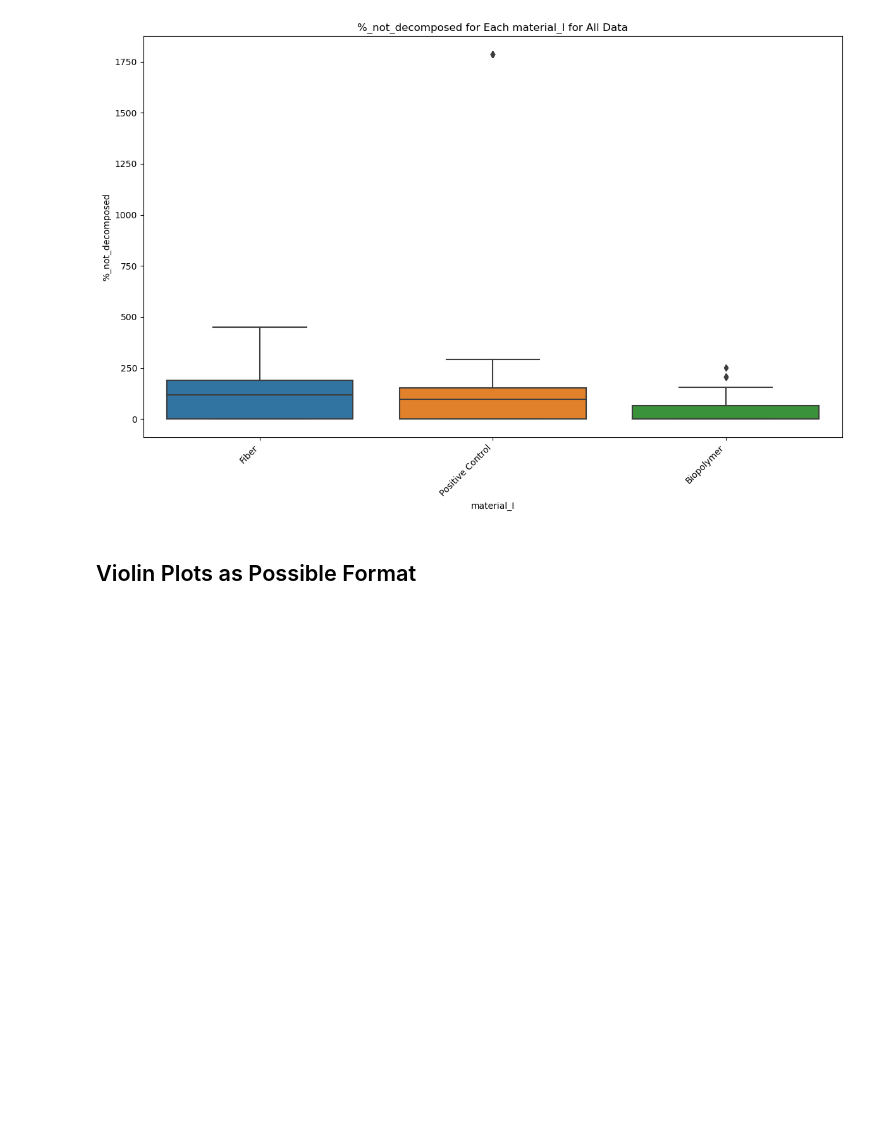
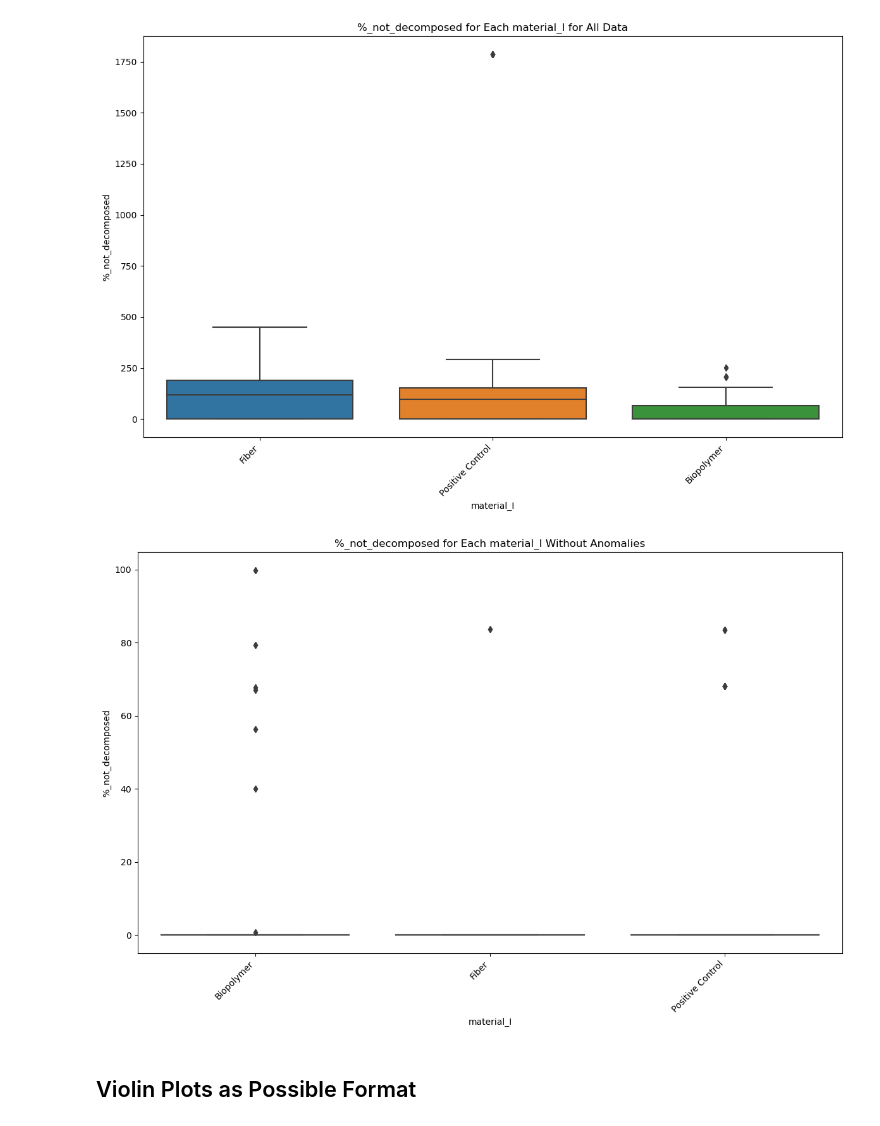
Before and after one commit to uchicago-dsi/compostable-disintegration-analysis, a Jupyter notebook: notebooks/CASP004-001 Visualizations Presentation.ipynb, the cells around one changed output. Drawn from its saved outputs; the diff is of its cells as text; code cells hidden in the pictures; blank space fills up the shorter version.

```diff
--- a/notebooks/CASP004-001 Visualizations Presentation.ipynb
+++ b/notebooks/CASP004-001 Visualizations Presentation.ipynb
@@ -98,6 +102,10 @@ Name: %_not_decomposed, dtype: float64
 bar_whisker_plot(df_end, 'material_I', '%_not_decomposed', 'for All Data')
 # %% [output]
 [figure]
+# %%
+bar_whisker_plot(df_non_outlier, 'material_I', '%_not_decomposed', 'Without Anomalies')
+# %% [output]
+[figure, added]
 # %% [markdown]
 ## Violin Plots as Possible Format
 # %%
```
Also changed, not shown: parts of 1 cell of this notebook.
